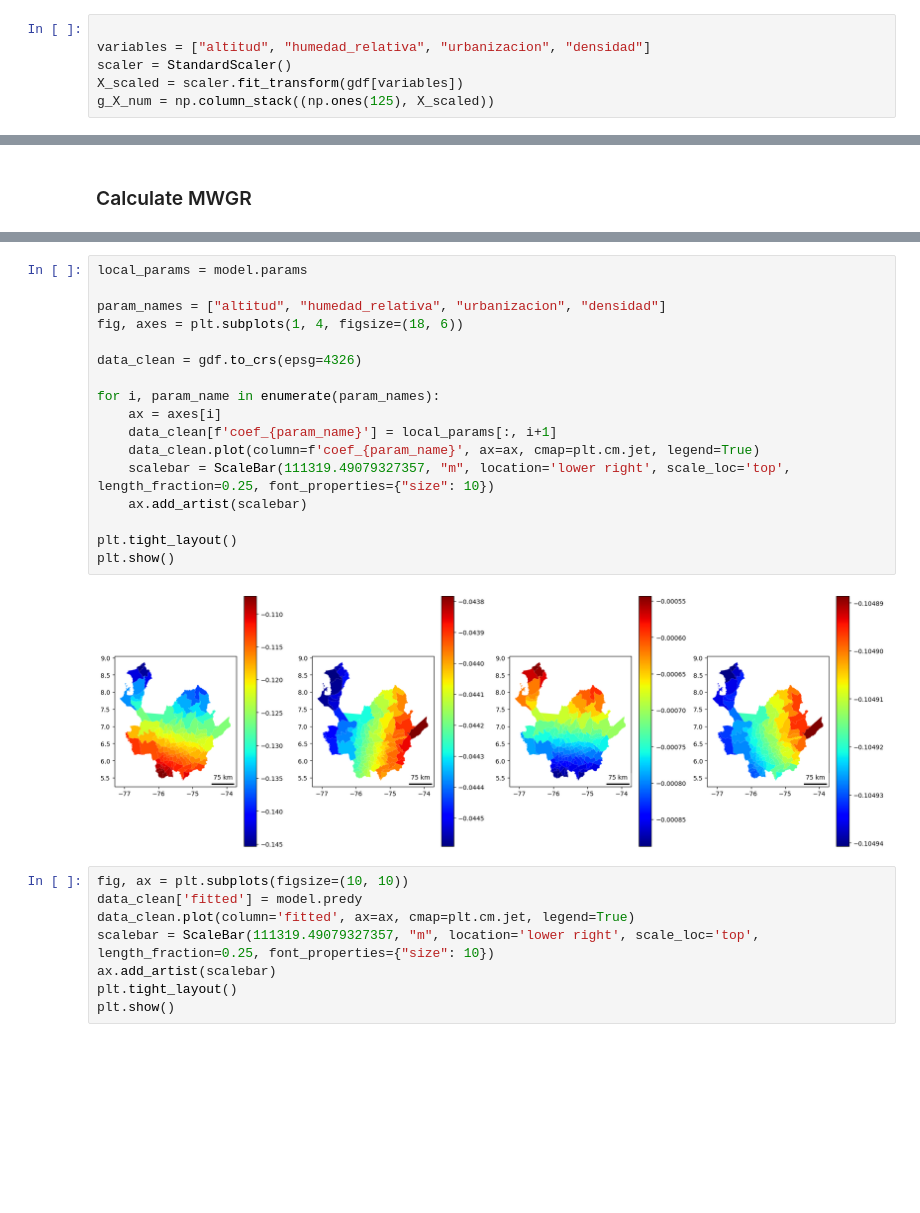
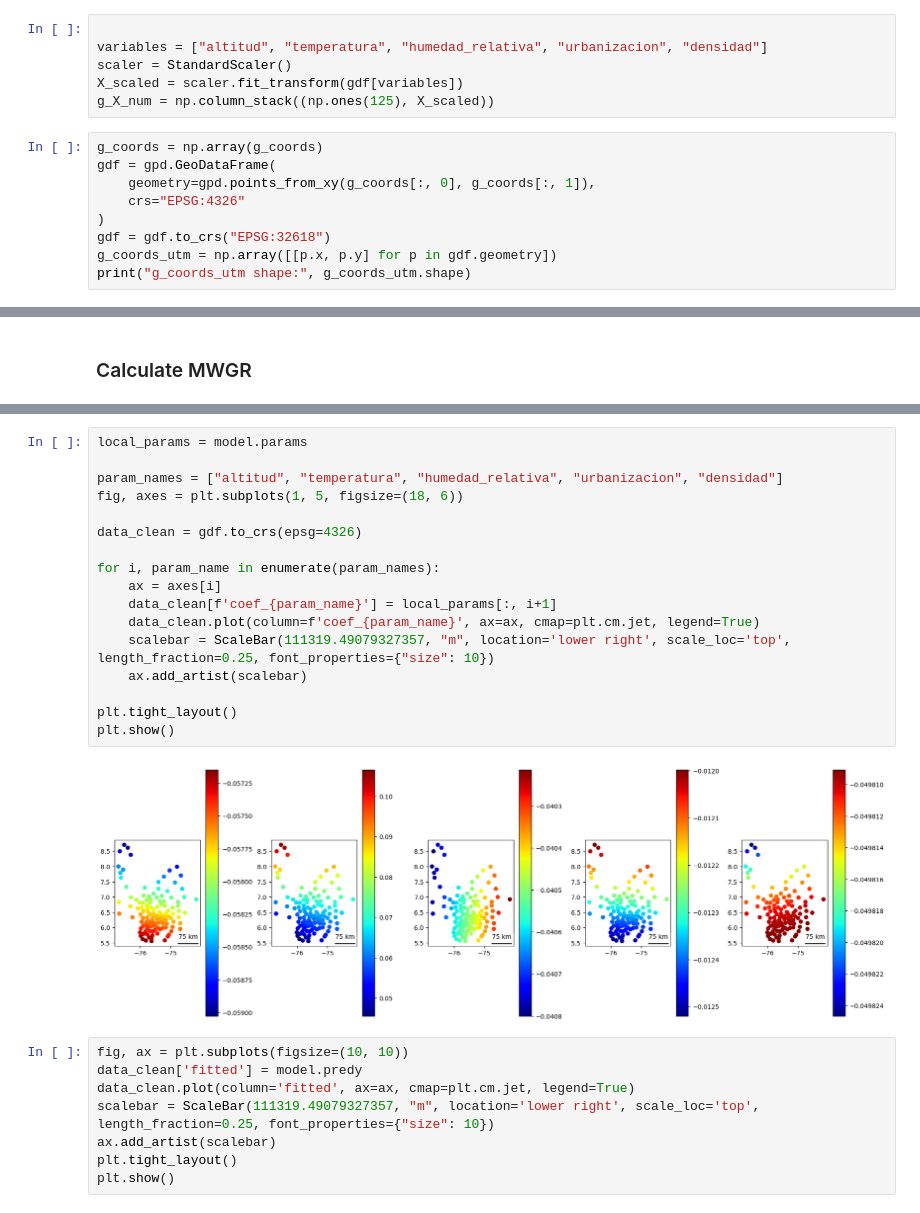
Before and after one commit to algarciach/AnalisisGeoespacial, a Jupyter notebook: Covid19_book/_build/html/_sources/07_GWR.ipynb, the cells around one changed output, grey strips where cells are left out. Drawn from its saved outputs; the diff is of its cells as text; blank space fills up the shorter version.

```diff
--- a/Covid19_book/_build/html/_sources/07_GWR.ipynb
+++ b/Covid19_book/_build/html/_sources/07_GWR.ipynb
@@ -47,7 +47,16 @@ g_coords = list(zip(u, v))
   v = gdf.centroid.y
 # %%
 
-variables = ["altitud", "humedad_relativa", "urbanizacion", "densidad"]
+variables = ["altitud", "temperatura", "humedad_relativa", "urbanizacion", "densidad"]
 scaler = StandardScaler()
 X_scaled = scaler.fit_transform(gdf[variables])
 g_X_num = np.column_stack((np.ones(125), X_scaled))
+# %%
+g_coords = np.array(g_coords)
+gdf = gpd.GeoDataFrame(
+    geometry=gpd.points_from_xy(g_coords[:, 0], g_coords[:, 1]),
+    crs="EPSG:4326"
+)
+gdf = gdf.to_crs("EPSG:32618")
+g_coords_utm = np.array([[p.x, p.y] for p in gdf.geometry])
+print("g_coords_utm shape:", g_coords_utm.shape)
@@ -121,22 +132,22 @@ X4                       -0.105      0.000     -0.105     -0.105     -0.105
 # %%
 local_params = model.params
 
-param_names = ["altitud", "humedad_relativa", "urbanizacion", "densidad"]
-fig, axes = plt.subplots(1, 4, figsize=(18, 6))
+param_names = ["altitud", "temperatura", "humedad_relativa", "urbanizacion", "densidad"]
+fig, axes = plt.subplots(1, 5, figsize=(18, 6))
 
 data_clean = gdf.to_crs(epsg=4326)
 
 for i, param_name in enumerate(param_names):
     ax = axes[i]
     data_clean[f'coef_{param_name}'] = local_params[:, i+1]
     data_clean.plot(column=f'coef_{param_name}', ax=ax, cmap=plt.cm.jet, legend=True)
     scalebar = ScaleBar(111319.49079327357, "m", location='lower right', scale_loc='top', length_fraction=0.25, font_properties={"size": 10})
     ax.add_artist(scalebar)
 
 plt.tight_layout()
 plt.show()
 # %% [output]
-[figure, old version]
+[figure, new version]
 # %%
 fig, ax = plt.subplots(figsize=(10, 10))
 data_clean['fitted'] = model.predy
```
Also changed, not shown: parts of 4 cells of this notebook, 20 other files.
